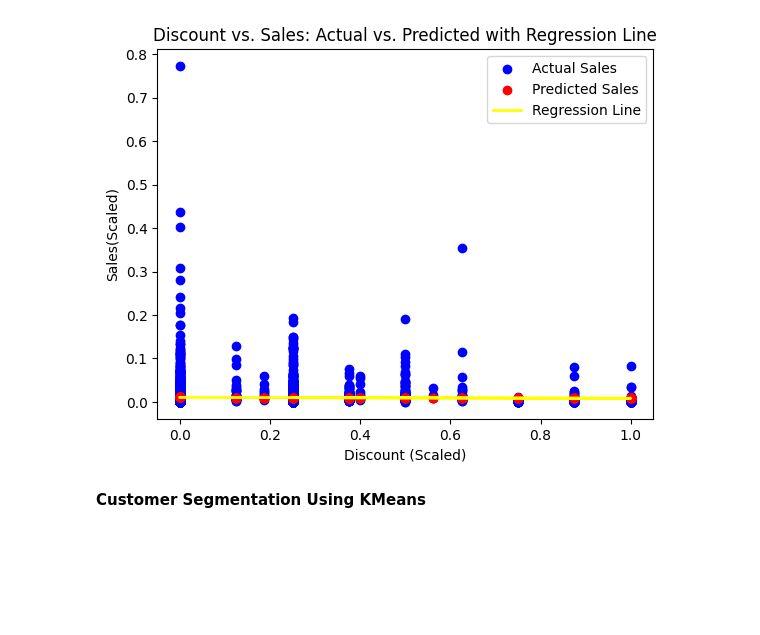
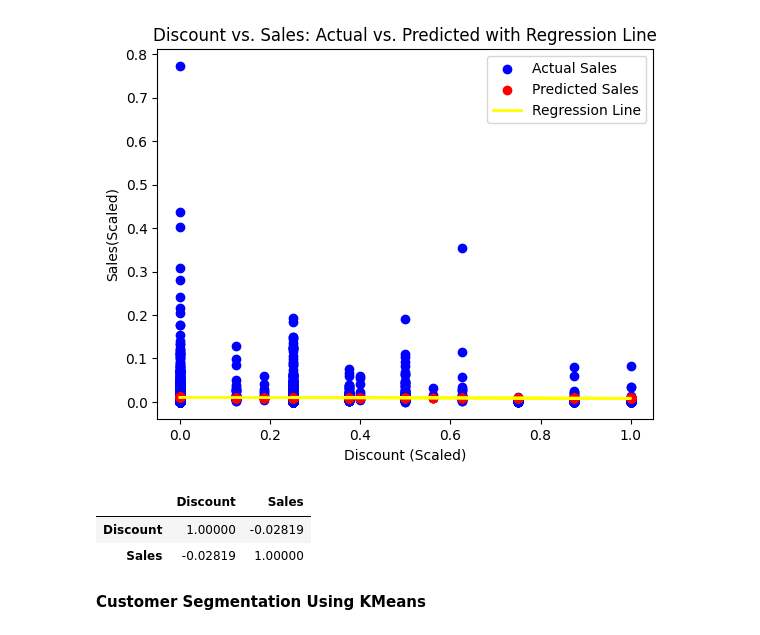
Before and after one commit to Mufidatul-Khoiroh/DQLab-Super-Store, a Jupyter notebook: Portfolio_Project_SuperStore.ipynb, the cells around one changed output. Saved outputs shown, nothing was run; the diff lists cells and outputs as text; code cells hidden in the pictures; blank space fills up the shorter version.

```diff
--- a/Portfolio_Project_SuperStore.ipynb
+++ b/Portfolio_Project_SuperStore.ipynb
@@ -522,6 +522,12 @@ plt.legend()
 plt.show()
 # %% [output]
 [figure]
+# %%
+(df[['Discount', 'Sales']].corr())
+# %% [output]
+|  | Discount | Sales |
+| Discount | 1.00000 | -0.02819 |
+| Sales | -0.02819 | 1.00000 |
 # %% [markdown]
 **Customer Segmentation Using KMeans**
 # %%
```
